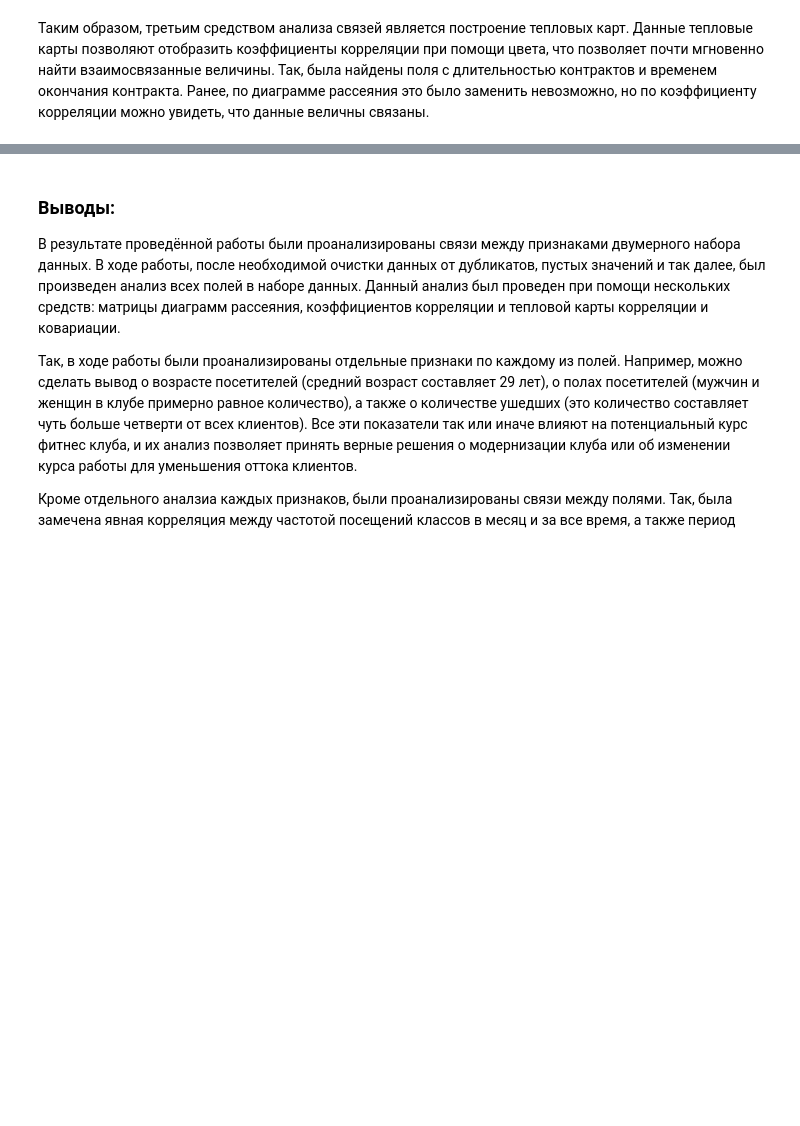
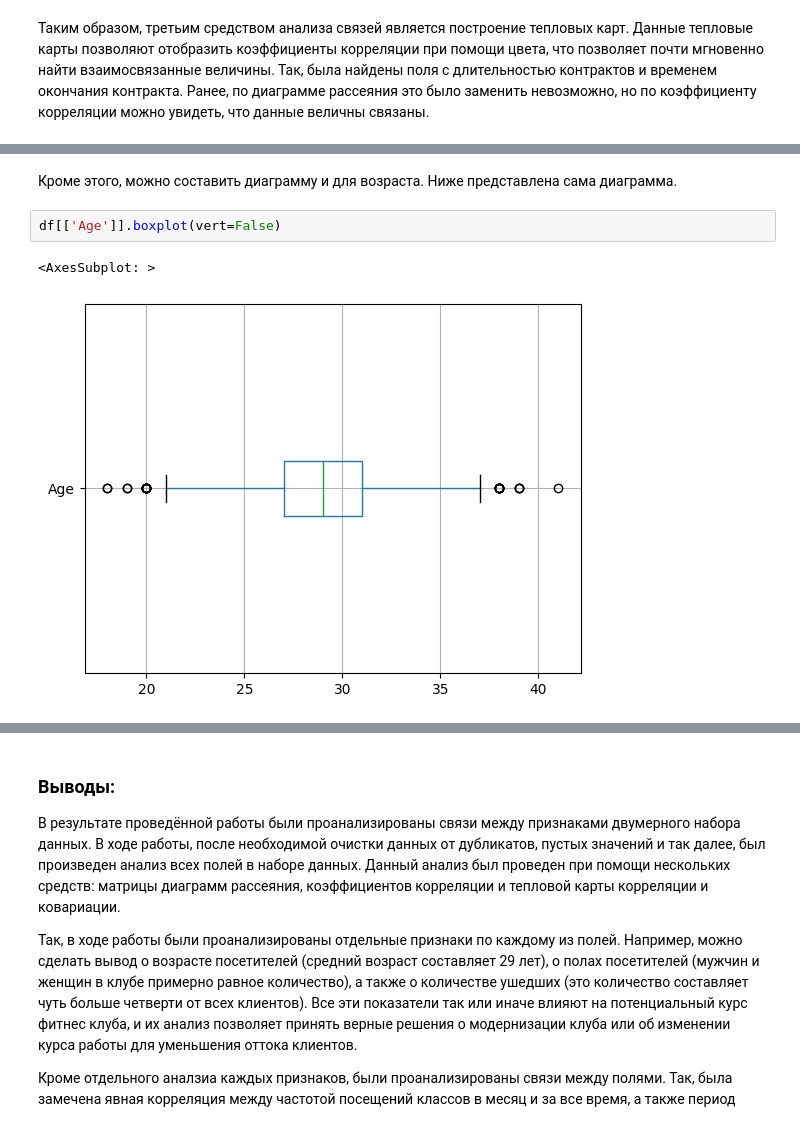
Before and after one commit to Awkword00/Study, a Jupyter notebook: LR2.ipynb, the cells around one changed output, grey strips where cells are left out. Cells and saved outputs as stored; diff of their text form; blank space fills up the shorter version.

```diff
--- a/LR2.ipynb
+++ b/LR2.ipynb
@@ -226,0 +240,7 @@ sns.heatmap(df[['Gender','Near_Location','Partner','Promo_friends','Phone','Cont
+# %% [markdown]
+Кроме этого, можно составить диаграмму и для возраста. Ниже представлена сама диаграмма.
+# %%
+df[['Age']].boxplot(vert=False)
+# %% [output]
+<AxesSubplot: >
+[figure, added]
```
Also changed, not shown: parts of 4 cells of this notebook.
